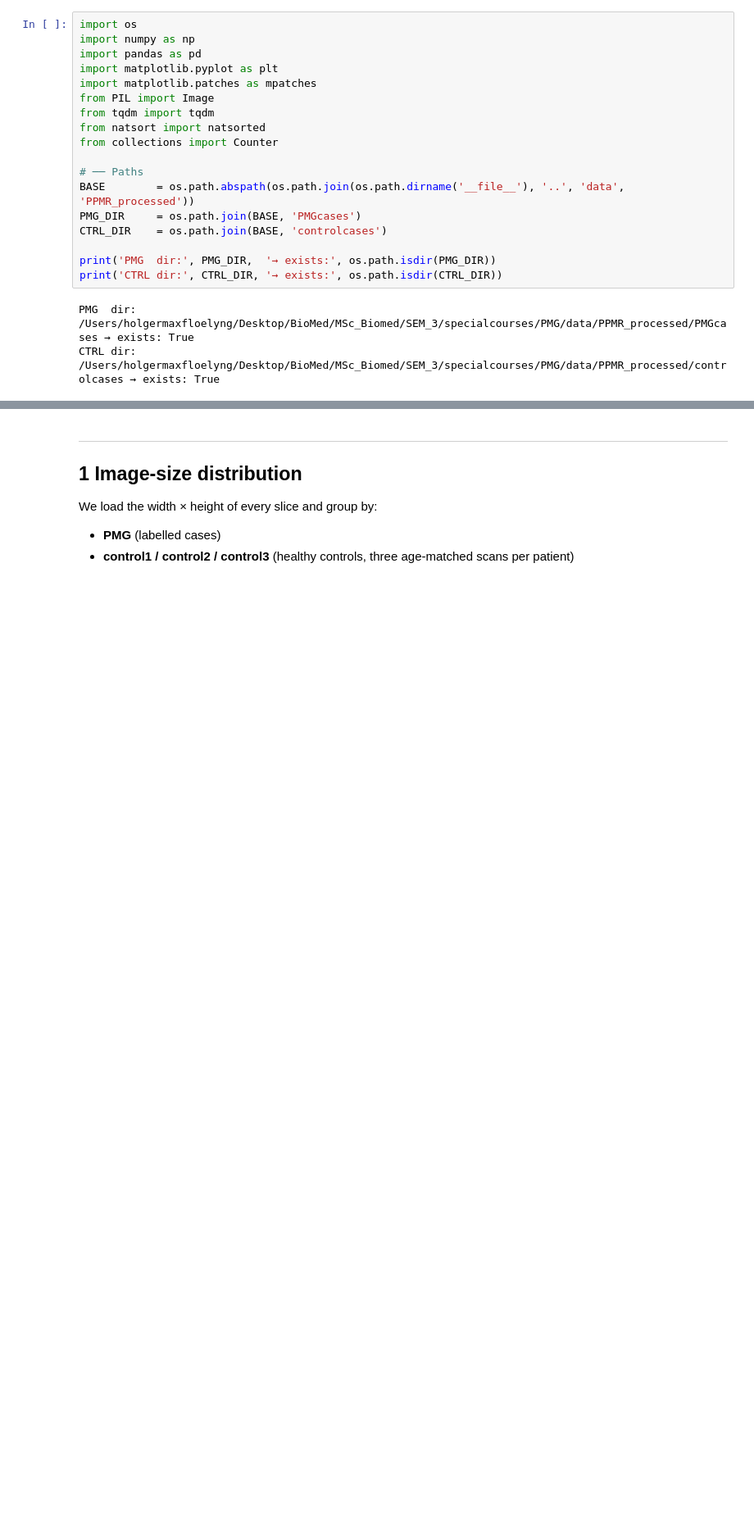
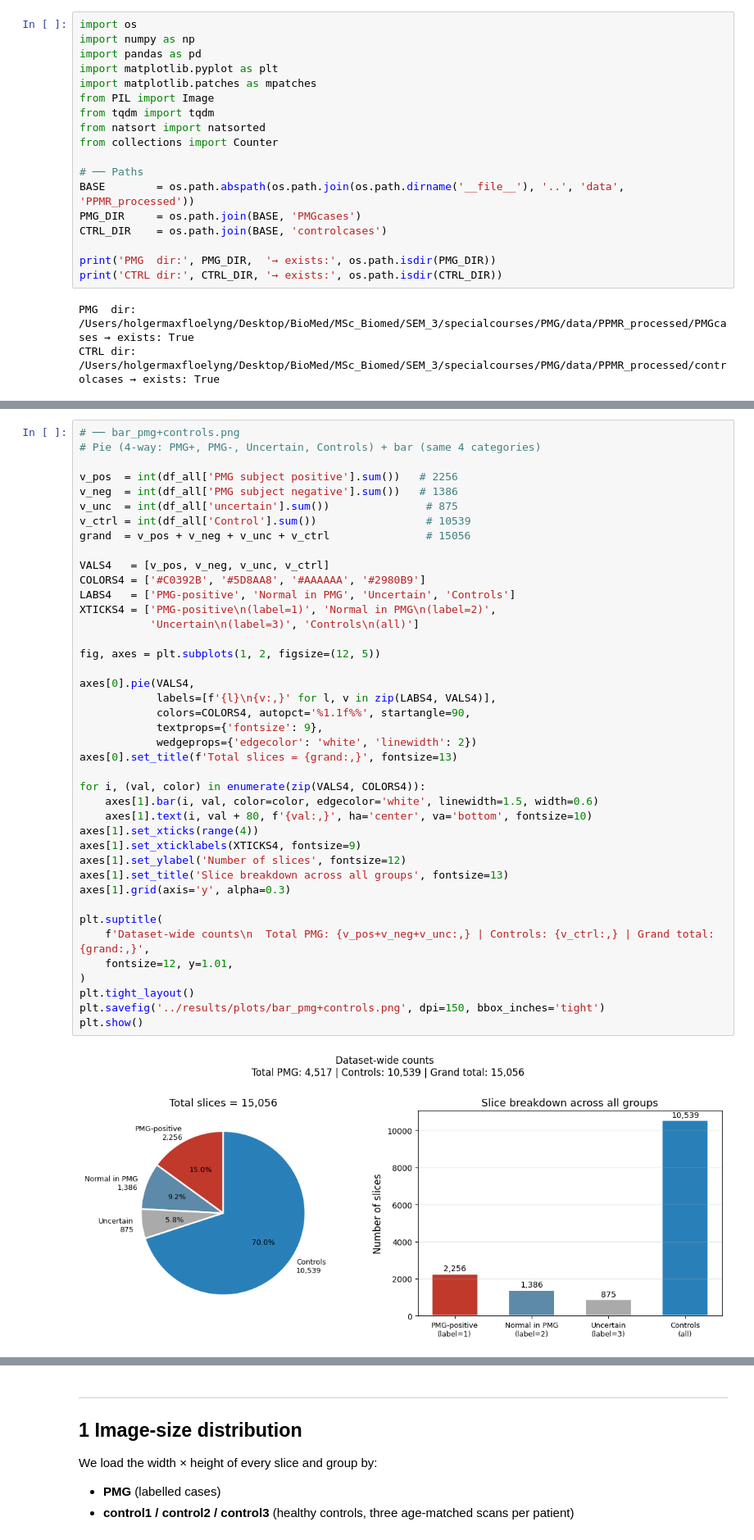
Before and after one commit to HolgeMax/PMG, a Jupyter notebook: notebooks/JPEG_exploration.ipynb, the cells around one changed output, grey strips where cells are left out. Shown at 82% size. Cells and saved outputs as stored; diff of their text form; blank space fills up the shorter version.

```diff
--- a/notebooks/JPEG_exploration.ipynb
+++ b/notebooks/JPEG_exploration.ipynb
@@ -204,0 +301,43 @@ print(f"  label=3 slices removed: {_lbl3_removed:,}")
+# %%
+# ── bar_pmg+controls.png
+# Pie (4-way: PMG+, PMG-, Uncertain, Controls) + bar (same 4 categories)
+
+v_pos  = int(df_all['PMG subject positive'].sum())   # 2256
+v_neg  = int(df_all['PMG subject negative'].sum())   # 1386
+v_unc  = int(df_all['uncertain'].sum())               # 875
+v_ctrl = int(df_all['Control'].sum())                 # 10539
+grand  = v_pos + v_neg + v_unc + v_ctrl               # 15056
+
+VALS4   = [v_pos, v_neg, v_unc, v_ctrl]
+COLORS4 = ['#C0392B', '#5D8AA8', '#AAAAAA', '#2980B9']
+LABS4   = ['PMG-positive', 'Normal in PMG', 'Uncertain', 'Controls']
+XTICKS4 = ['PMG-positive\n(label=1)', 'Normal in PMG\n(label=2)',
+           'Uncertain\n(label=3)', 'Controls\n(all)']
+
+fig, axes = plt.subplots(1, 2, figsize=(12, 5))
+
+axes[0].pie(VALS4,
+            labels=[f'{l}\n{v:,}' for l, v in zip(LABS4, VALS4)],
+            colors=COLORS4, autopct='%1.1f%%', startangle=90,
+            textprops={'fontsize': 9},
+            wedgeprops={'edgecolor': 'white', 'linewidth': 2})
+axes[0].set_title(f'Total slices = {grand:,}', fontsize=13)
+
+for i, (val, color) in enumerate(zip(VALS4, COLORS4)):
+    axes[1].bar(i, val, color=color, edgecolor='white', linewidth=1.5, width=0.6)
+    axes[1].text(i, val + 80, f'{val:,}', ha='center', va='bottom', fontsize=10)
+axes[1].set_xticks(range(4))
+axes[1].set_xticklabels(XTICKS4, fontsize=9)
+axes[1].set_ylabel('Number of slices', fontsize=12)
+axes[1].set_title('Slice breakdown across all groups', fontsize=13)
+axes[1].grid(axis='y', alpha=0.3)
+
+plt.suptitle(
+    f'Dataset-wide counts\n  Total PMG: {v_pos+v_neg+v_unc:,} | Controls: {v_ctrl:,} | Grand total: {grand:,}',
+    fontsize=12, y=1.01,
+)
+plt.tight_layout()
+plt.savefig('../results/plots/bar_pmg+controls.png', dpi=150, bbox_inches='tight')
+plt.show()
+# %% [output]
+[figure, added]
```
Also changed, not shown: parts of 27 cells of this notebook, 1 other file.
